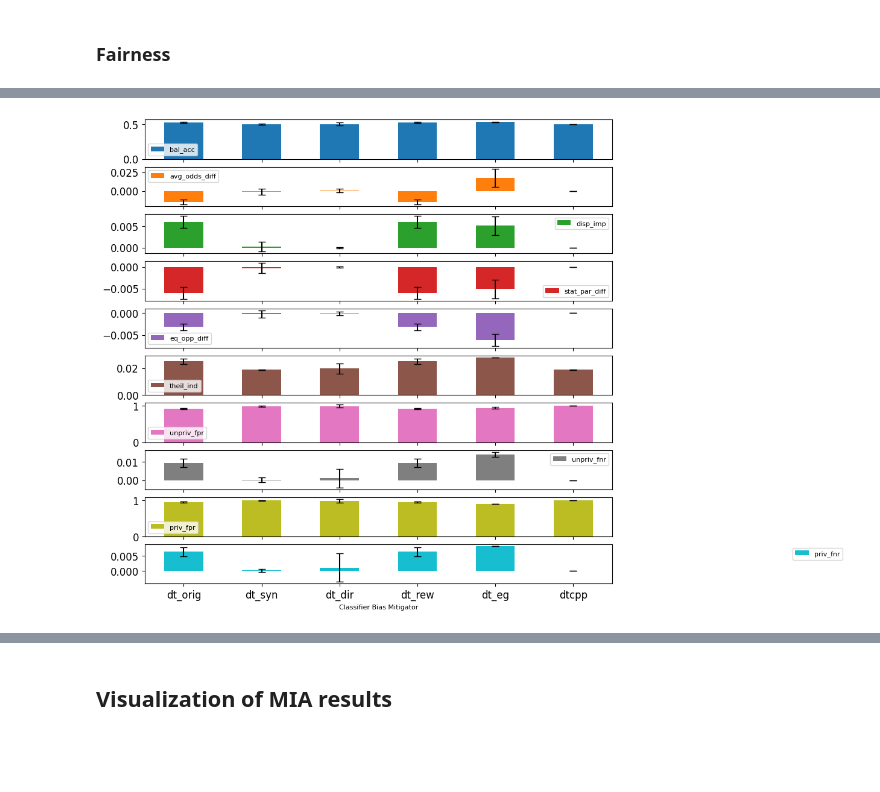
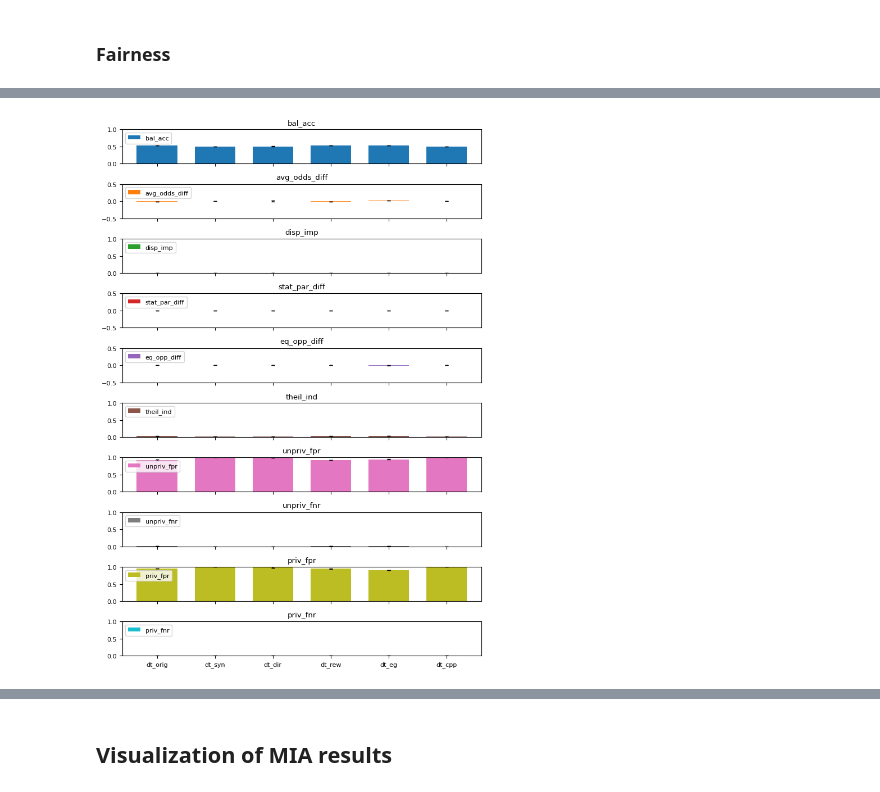
Before and after one commit to VerifAI-inc/mia-privacy-fairness, a Jupyter notebook: fairness_notebook_law_gender_dt.ipynb, the cells around one changed output, grey strips where cells are left out. Cells and saved outputs as stored; diff of their text form; code cells hidden in the pictures; blank space fills up the shorter version.

Commit message:
graph fixed

```diff
--- a/fairness_notebook_law_gender_dt.ipynb
+++ b/fairness_notebook_law_gender_dt.ipynb
@@ -73,7 +72,7 @@ BASELINE = "dt" #args["classifier"]
 MITIGATOR = args["mitigator"]
 BIAS = float(args["bias"])
 BIAS_TYPE = args["biastype"]
-OS_MODE = int(args["os"])
+OS_MODE = 2
 ATTACK = "mia2"
 # %%
 # global constants
@@ -126,3 +125,6 @@ privileged_groups = dataset_builder.privileged_groups
 dataset_orig.features.shape
 # %% [output]
 (20798, 13)
+# %%
+df, _ = dataset_orig.convert_to_dataframe()
+df[df['pass_bar'] == 1]['gender'].value_counts()
@@ -713,3 +732,10 @@ dict_items([('bal_acc', [0.5, 0.5283418426549084, 0.5283418426549084, 0.52834184
+# %%
+orig_metrics, orig_acc = separate_metrics(orig_metrics)
+transf_metrics, transf_acc = separate_metrics(transf_metrics)
+reweigh_metrics, reweigh_acc = separate_metrics(reweigh_metrics)
+dir_metrics, dir_acc = separate_metrics(dir_metrics)
+eg_metrics, eg_acc = separate_metrics(eg_metrics)
+cpp_metrics, cpp_acc = separate_metrics(cpp_metrics)
 # %%
 print('4)\n')
 # dataframe to display fairness metrics
@@ -766,48 +792,55 @@ def acc_diff (a, b):
 # Visualization
 # %% [markdown]
 ### Fairness
+# %%
+model_type = 'dt'
 # %%
-model_type = BASELINE
+# Set up plotting options
+plt.rcParams.update({'font.size': 8})  # Set global font size
 pd.set_option('display.multi_sparse', False)
-plt.rcParams.update({'font.size': 8}) # must set in top
 
-results = [orig_metrics_mean,
-        transf_metrics_mean,
-        dir_metrics_mean,
-        reweigh_metrics_mean,
-        eg_metrics_mean,
-#         pr_orig_metrics_mean,
-        cpp_metrics_mean]
-#         ro_metrics_mean]
+# Metrics and errors as lists of dictionaries
+results = [orig_metrics_mean, transf_metrics_mean, dir_metrics_mean, reweigh_metrics_mean, eg_metrics_mean, cpp_metrics_mean]
+errors = [orig_error_metrics, transf_error_metrics, dir_error_metrics, reweigh_error_metrics, eg_error_metrics, cpp_error_metrics]
 
+# Classifier bias mitigators (for labels)
+index = pd.Series(
+    [model_type+'_orig', model_type+'_syn', model_type+'_dir', model_type+'_rew', model_type+'_eg', model_type+'_cpp'])
 
-errors = [orig_error_metrics,
-        transf_error_metrics,
-        dir_error_metrics,
-        reweigh_error_metrics,
-        eg_error_metrics,
-#         pr_orig_error_metrics,
-        cpp_error_metrics]
-#         ro_error_metrics]
-
-index = pd.Series([model_type+'_orig']+ [model_type+'_syn'] + [model_type+'_dir'] + [model_type+'_rew'] + [model_type+'_eg'] + [model_type + 'cpp'], name='Classifier Bias Mitigator')
-#                   + [model_type+'_rew']+  + [model_type+'_cpp'], name='Classifier Bias Mitigator')
-
+# Create DataFrame for metrics and error bars
 df = pd.concat([pd.DataFrame(metrics) for metrics in results], axis=0).set_index(index)
 df_error = pd.concat([pd.DataFrame(metrics) for metrics in errors], axis=0).set_index(index)
-ax = df.plot.bar(yerr=df_error, capsize=4, rot=0, subplots=True, title=['','','','','', '', '', '', '', ''], fontsize = 12, figsize=(10,10))
-plot1 = ax[0]
-plot1.set_ylim=([0, 0.8])
-plot2 = ax[1]
-plot2.set_ylim=([-0.5, 0])
-plot3 = ax[2]
-plot3.set_ylim=([0, 1])
-plot4 = ax[3]
-plot4.set_ylim=([-0.5, 0])
-plot5 = ax[4]
-plot5.set_ylim=([-0.5, 0])
-plot5 = ax[5]
-plot5.set_ylim=([0, 0.2])
 
-plt.legend(bbox_to_anchor=(1.5, 1.0))
+# Dynamically generate titles for all metrics in df
+titles = list(df.columns)
+
+# Plot fairness metrics with error bars
+ax = df.plot.bar(
+    yerr=df_error,
+    capsize=2,
+    rot=0,
+    subplots=True,
+    title=titles,
+    fontsize=8,
+    figsize=(7, 10),  # Reduced overall figure size
+    legend=True,
+    width=0.7  # Adjusted bar width to make bars closer
+)
+
+# Adjust Y-axis limits dynamically based on metric names
+for i, subplot in enumerate(ax):
+    metric = titles[i]
+    if "fpr" in metric or "fnr" in metric:  # Subgroup-specific metrics
+        subplot.set_ylim([0, 1])  # False positive/negative rates range from 0 to 1
+    elif metric in ["bal_acc", "disp_imp", "theil_ind"]:  # General metrics
+        subplot.set_ylim([0, 1])
+    elif metric in ["avg_odds_diff", "stat_par_diff", "eq_opp_diff"]:  # Difference metrics
+        subplot.set_ylim([-0.5, 0.5])  # Allow for negative values
+
+    # Move legend inside the plot
+    subplot.legend(loc='upper left', fontsize=8, frameon=True)
+
+# Tight layout for better spacing
+plt.tight_layout()
+plt.show()
 # %% [output]
@@ -815 +847 @@ plt.legend(bbox_to_anchor=(1.5, 1.0))
-[figure, old version]
+[figure, new version]
```
Also changed, not shown: parts of 22 cells of this notebook, 3 other files.
